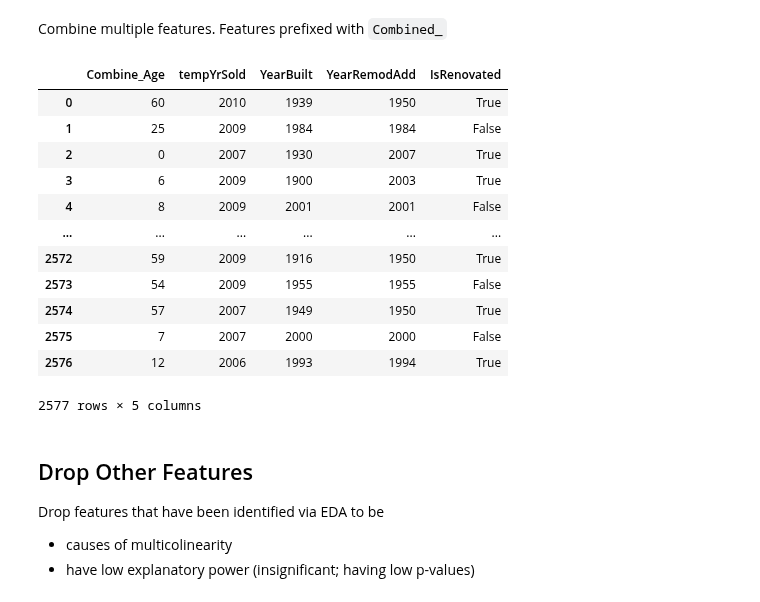
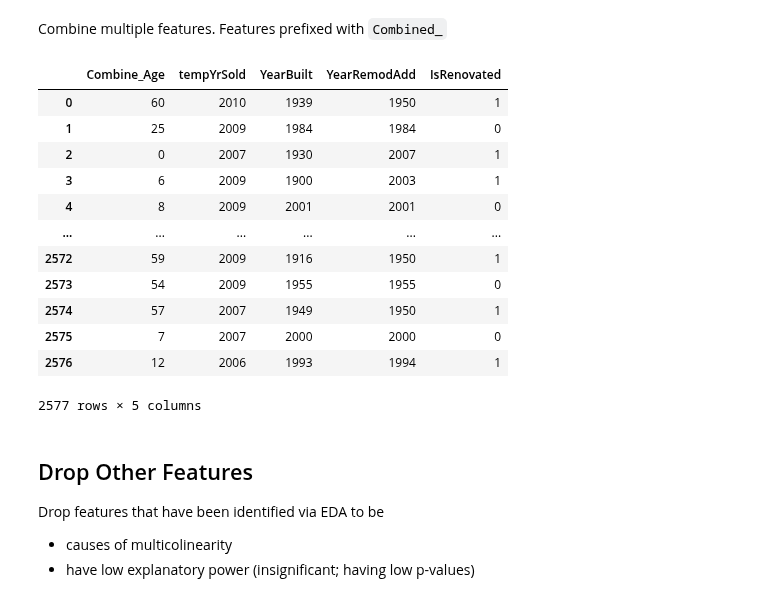
Before and after one commit to rishigoutam/ames-iowa, a Jupyter notebook: rishi/engineer.ipynb, the cells around one changed output. Drawn from its saved outputs; the diff is of its cells as text; code cells hidden in the pictures.

Commit message:
encoding boolean features as 0/1 instead of False/True

```diff
--- a/rishi/engineer.ipynb
+++ b/rishi/engineer.ipynb
@@ -99,12 +99,14 @@ df['IsPUD'] = df.MSSubClass.map(data_dict.get_pud_indicator)
 df['IsNearNegativeCondition1'] = df.Condition1.map(data_dict.get_bad_condition_indicator)
 df['IsNearNegativeCondition2'] = df.Condition2.map(data_dict.get_bad_condition_indicator)
 df['IsNearNegativeCondition'] = df.apply(lambda x: x['IsNearNegativeCondition1'] | x['IsNearNegativeCondition2'], axis=1)
+df['IsNearNegativeCondition'] = df['IsNearNegativeCondition'].replace({True: 1, False: 0})
 df.drop(['IsNearNegativeCondition1', 'IsNearNegativeCondition2'], axis=1, inplace=True)
 
 # Whether the property is near good conditions (a park, green-belt, etc)
 df['IsNearPositiveCondition1'] = df.Condition1.map(data_dict.get_good_condition_indicator)
 df['IsNearPositiveCondition2'] = df.Condition2.map(data_dict.get_good_condition_indicator)
 df['IsNearPositiveCondition'] = df.apply(lambda x: x['IsNearPositiveCondition1'] | x['IsNearPositiveCondition2'], axis=1)
+df['IsNearPositiveCondition'] = df['IsNearPositiveCondition'].replace({True: 1, False: 0})
 df.drop(['IsNearPositiveCondition1', 'IsNearPositiveCondition2'], axis=1, inplace=True)
 # %%
 # Check good/bad counts
@@ -134,27 +136,28 @@ df['AllBathrooms'] = df['Combine_BathroomsBsmt'] + df['Combine_BathroomsAbvGrd']
 # %%
 # Age (since remodeling, if property was remodeled)
 df['tempYrSold'] = df['YrSold'].apply(lambda y: (y[3:])).astype(int)
 df['tempWasRenovatedAfterBuilding'] = df.apply(lambda x: x['YearRemodAdd'] > x['YearBuilt'], axis=1)
 df['Combine_Age'] = df.apply(lambda x: (x['tempYrSold'] - x['YearRemodAdd'])
                                         if x['tempWasRenovatedAfterBuilding']
                                         else (x['tempYrSold'] - x['YearBuilt']), axis=1)
 # IsRenovated
 df['IsRenovated'] = df.apply(lambda x: (x['YearRemodAdd'] > x['YearBuilt']), axis=1)
+df['IsRenovated'] = df['IsRenovated'].replace({True: 1, False: 0})
 # Check
 df[['Combine_Age', 'tempYrSold', 'YearBuilt', 'YearRemodAdd', 'IsRenovated']]
 # %% [output]
 |  | Combine_Age | tempYrSold | YearBuilt | YearRemodAdd | IsRenovated |
-| 0 | 60 | 2010 | 1939 | 1950 | True |
-| 1 | 25 | 2009 | 1984 | 1984 | False |
-| 2 | 0 | 2007 | 1930 | 2007 | True |
-| 3 | 6 | 2009 | 1900 | 2003 | True |
-| 4 | 8 | 2009 | 2001 | 2001 | False |
+| 0 | 60 | 2010 | 1939 | 1950 | 1 |
+| 1 | 25 | 2009 | 1984 | 1984 | 0 |
+| 2 | 0 | 2007 | 1930 | 2007 | 1 |
+| 3 | 6 | 2009 | 1900 | 2003 | 1 |
+| 4 | 8 | 2009 | 2001 | 2001 | 0 |
 | ... | ... | ... | ... | ... | ... |
-| 2572 | 59 | 2009 | 1916 | 1950 | True |
-| 2573 | 54 | 2009 | 1955 | 1955 | False |
-| 2574 | 57 | 2007 | 1949 | 1950 | True |
-| 2575 | 7 | 2007 | 2000 | 2000 | False |
-| 2576 | 12 | 2006 | 1993 | 1994 | True |
+| 2572 | 59 | 2009 | 1916 | 1950 | 1 |
+| 2573 | 54 | 2009 | 1955 | 1955 | 0 |
+| 2574 | 57 | 2007 | 1949 | 1950 | 1 |
+| 2575 | 7 | 2007 | 2000 | 2000 | 0 |
+| 2576 | 12 | 2006 | 1993 | 1994 | 1 |
 2577 rows × 5 columns
 # %%
 df.drop(['tempYrSold', 'tempWasRenovatedAfterBuilding'], inplace=True, axis=1)
```
Also changed, not shown: 3 other files.
